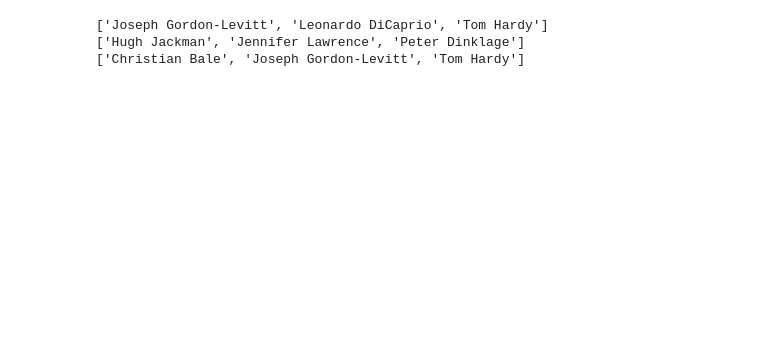
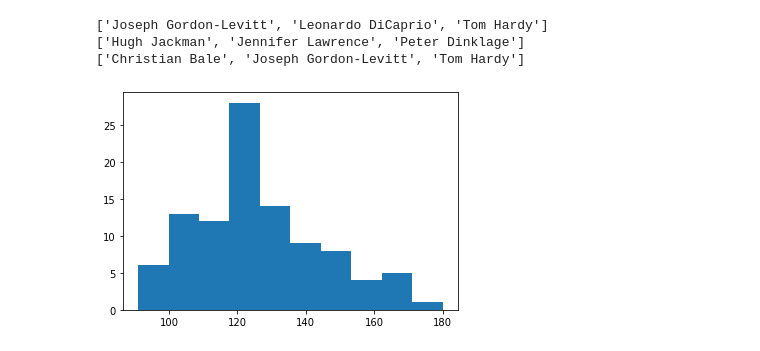
Before and after one commit to TenoNadar/Movie-Ratings, a Jupyter notebook: Movie Ratings.ipynb, the cells around one changed output. Saved outputs shown, nothing was run; the diff lists cells and outputs as text; code cells hidden in the pictures; blank space fills up the shorter version.

Commit message:
Data Visualization

```diff
--- a/Movie Ratings.ipynb
+++ b/Movie Ratings.ipynb
@@ -243,3 +243,8 @@ for i in group["Total likes"]:
 ['Joseph Gordon-Levitt', 'Leonardo DiCaprio', 'Tom Hardy']
 ['Hugh Jackman', 'Jennifer Lawrence', 'Peter Dinklage']
 ['Christian Bale', 'Joseph Gordon-Levitt', 'Tom Hardy']
+# %%
+plt.hist(data["Runtime"])
+plt.show()
+# %% [output]
+[figure, added]
```
Also changed, not shown: parts of 1 cell of this notebook.
